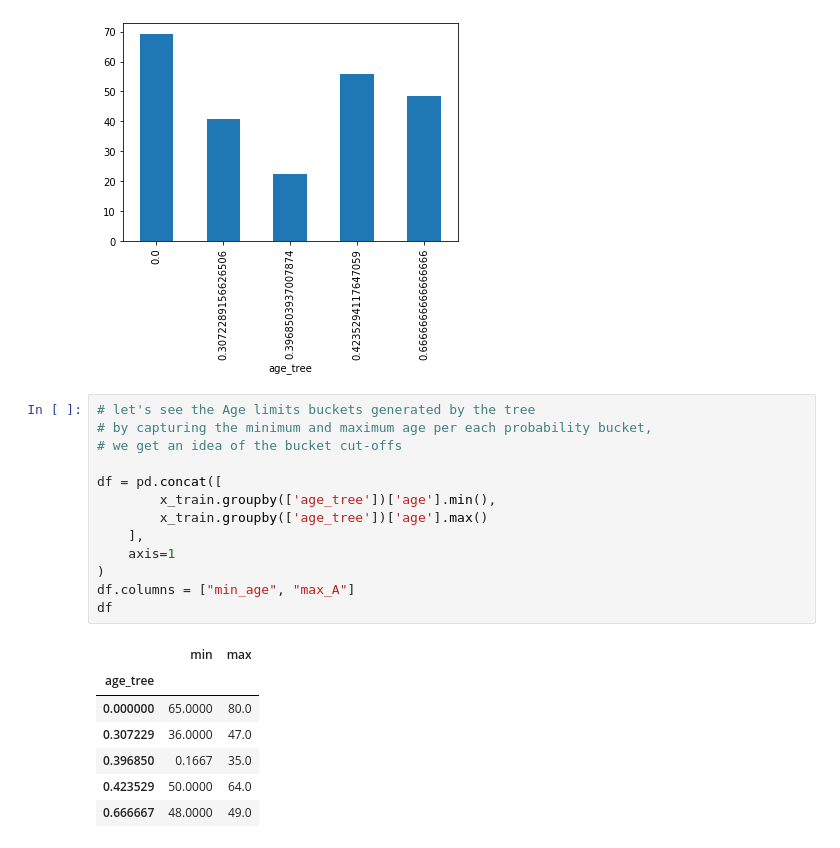
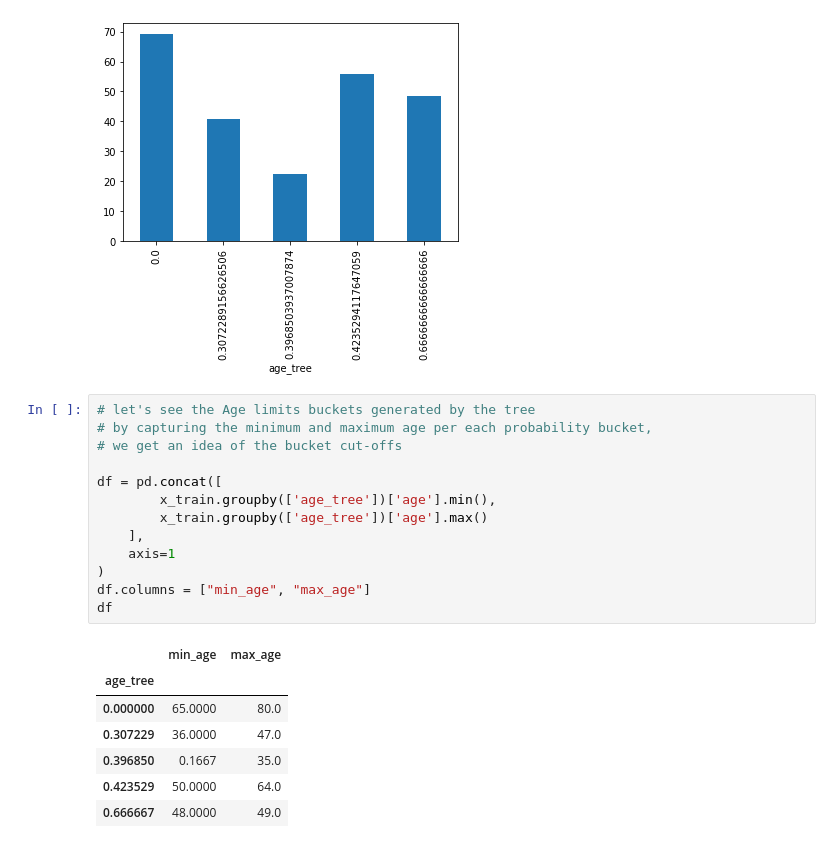
Before and after one commit to KarthikKothareddy/FeatureEngineering, a Jupyter notebook: discretization.ipynb, the cells around one changed output. Cells and saved outputs as stored; diff of their text form.

```diff
--- a/discretization.ipynb
+++ b/discretization.ipynb
@@ -485,18 +485,18 @@ x_train.groupby(['age_tree'])['age'].mean().plot.bar()
 # %%
 # let's see the Age limits buckets generated by the tree
 # by capturing the minimum and maximum age per each probability bucket,
 # we get an idea of the bucket cut-offs
 
 df = pd.concat([
         x_train.groupby(['age_tree'])['age'].min(),
         x_train.groupby(['age_tree'])['age'].max()
     ],
     axis=1
 )
-df.columns = ["min_age", "max_A"]
+df.columns = ["min_age", "max_age"]
 df
 # %% [output]
-|  | min | max |
+|  | min_age | max_age |
 | age_tree |  |  |
 | 0.000000 | 65.0000 | 80.0 |
 | 0.307229 | 36.0000 | 47.0 |
```
Also changed, not shown: parts of 8 cells of this notebook.
